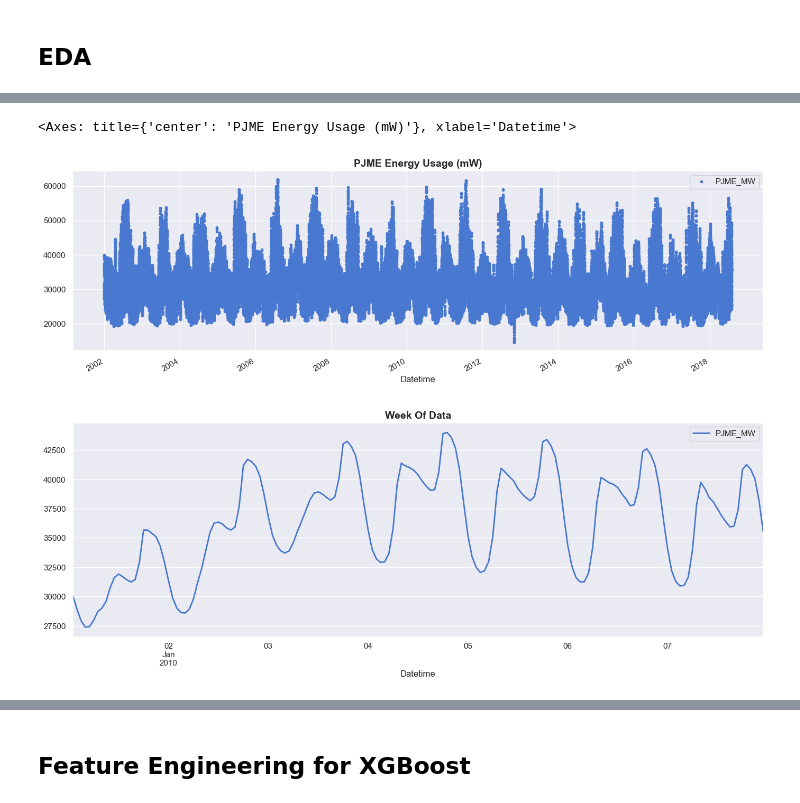
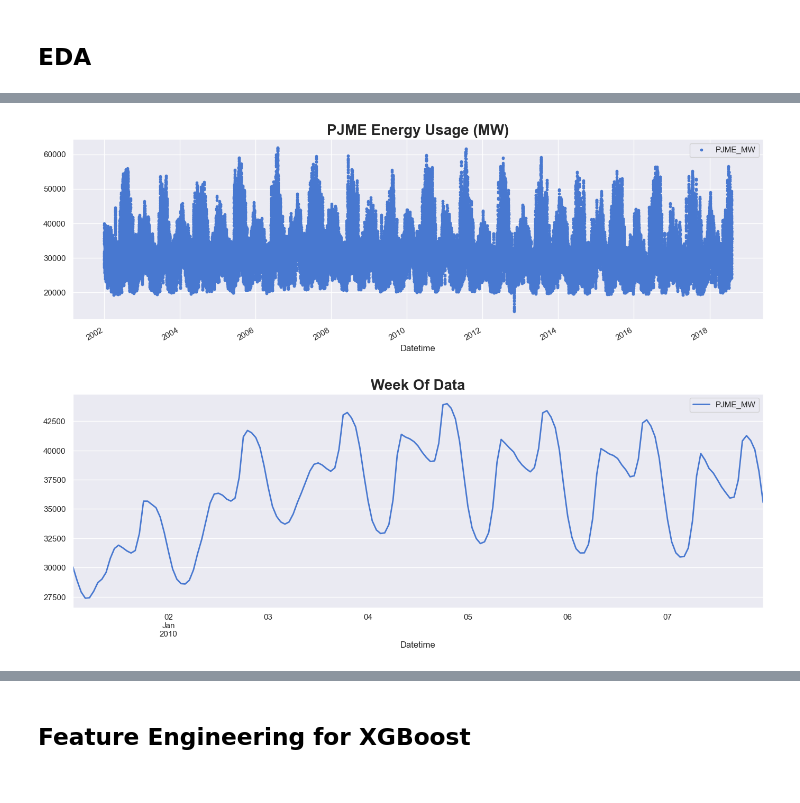
Before and after one commit to lokejer/pjme-hourly-forecast, a Jupyter notebook: main.ipynb, the cells around one changed output, grey strips where cells are left out. Cells and saved outputs as stored; diff of their text form; code cells hidden in the pictures.

```diff
--- a/main.ipynb
+++ b/main.ipynb
@@ -29,7 +29,7 @@ sns.set_theme(
   palette='muted',
   rc={
     'figure.figsize': (15, 5),
-    'axes.titlesize': 14,
+    'axes.titlesize': 20,
     'axes.titleweight': 'bold',
   }
 )
@@ -58,15 +70,14 @@ No. rows: 145366
 # %%
 df.plot(
   style='.',
-  figsize=(15,5),
-  title="PJME Energy Usage (mW)"
+  title="PJME Energy Usage (MW)"
 )
+plt.show()
 # %% [output]
-<Axes: title={'center': 'PJME Energy Usage (mW)'}, xlabel='Datetime'>
-[figure, old version]
+[figure, new version]
 # %%
 df.loc[(df.index > '2010-01-01') & (df.index < '2010-01-08')] \
-    .plot(figsize=(15, 5), title='Week Of Data', linewidth=2)
+  .plot(figsize=(15, 5), title='Week Of Data', linewidth=2)
 plt.show()
 # %% [output]
-[figure, old version]
+[figure, new version]
```
Also changed, not shown: parts of 29 cells of this notebook.
